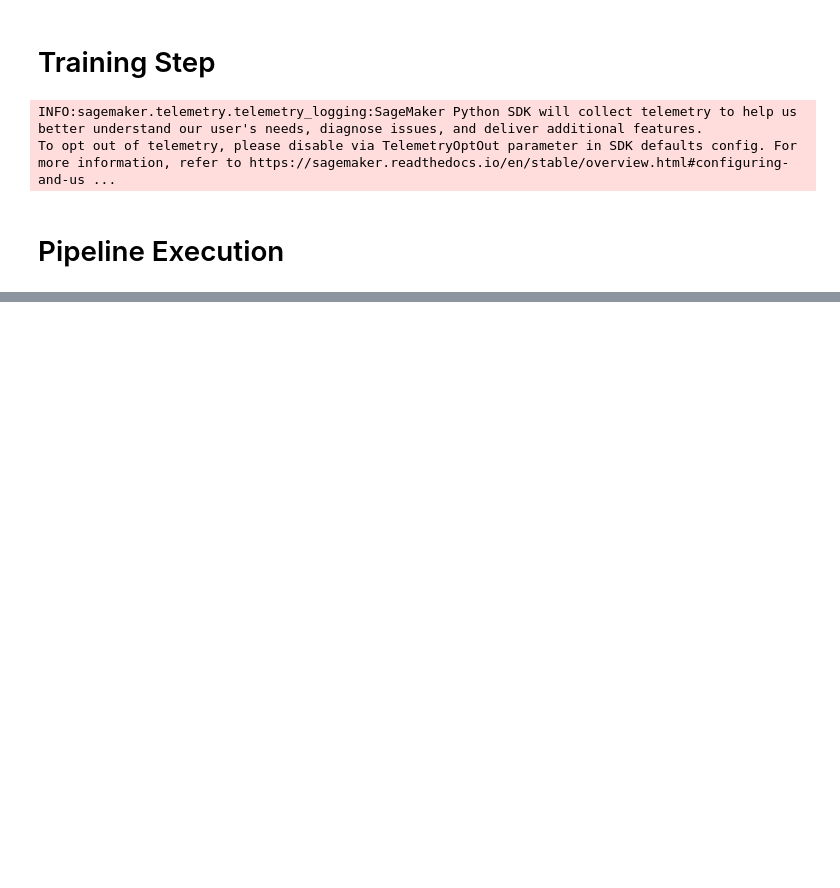
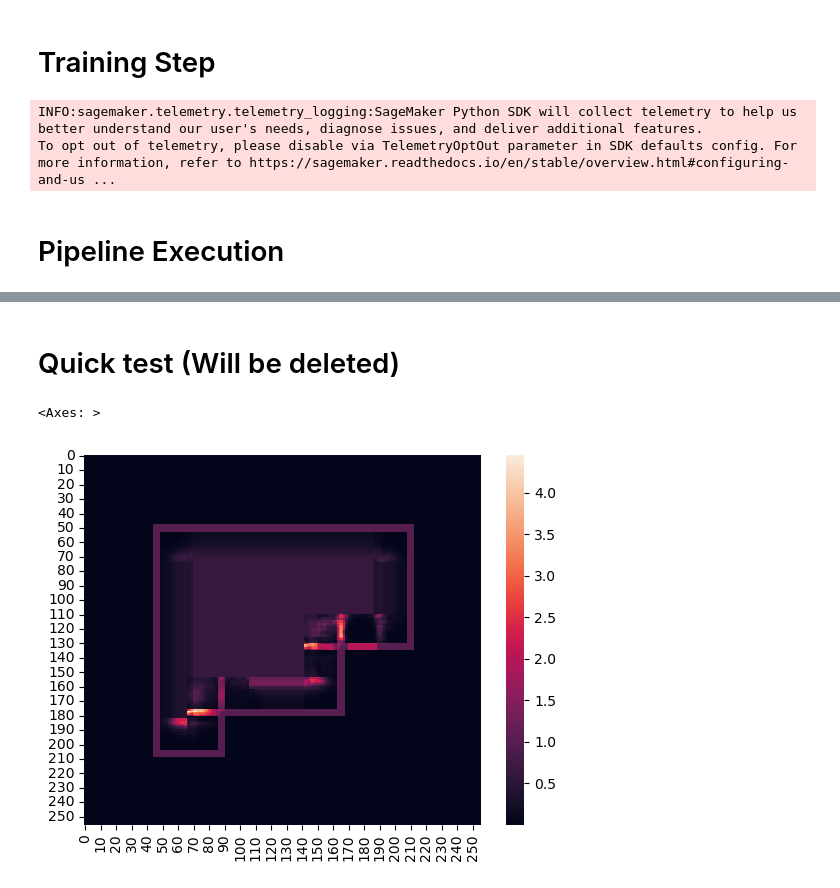
Before and after one commit to shaun-friedman/Generative-Interior-Synthesis, a Jupyter notebook: 4_Modeling.ipynb, the cells around one changed output, grey strips where cells are left out. Saved outputs shown, nothing was run; the diff lists cells and outputs as text; code cells hidden in the pictures; blank space fills up the shorter version.

```diff
--- a/4_Modeling.ipynb
+++ b/4_Modeling.ipynb
@@ -200,3 +186,5 @@ for step in execution.list_steps():
 for step in execution.list_steps():
     if step["StepStatus"] == "Failed":
         pprint(step)
+# %% [markdown]
+# Quick test (Will be deleted)
@@ -202,0 +220,47 @@ for step in execution.list_steps():
+# %%
+def model_fn(model_dir):
+    """Load model from the model_dir. Called once on container startup."""
+    device = torch.device("cuda" if torch.cuda.is_available() else "cpu")
+    model = InteriorBoundsCNN()
+    model.load_state_dict(
+        torch.load(f"{model_dir}/best_model.pt", map_location=device)
+    )
+    model.to(device)
+    model.eval()
+    return model
+
+model = model_fn(extract_dir)
+
+val_indices = np.load("val_indices.npy")
+
+# Open the S3 filesystem
+fs = s3fs.S3FileSystem()
+
+# Open the zarr store
+store = s3fs.S3Map(root=f'{s3_project_prefix}/store/data.zarr', s3=fs, check=False)
+
+# Open the zarr array or group
+z = zarr.open(store, mode='r')
+# %%
+# Load sample
+val_idx = val_indices[2]
+
+boundary_mask_gt = z['boundary_masks'][val_idx]
+inside_mask_gt = z['inside_masks'][val_idx]
+room_mask_gt = z['room_masks'][val_idx]
+door_mask_gt = z['door_masks'][val_idx]
+
+boundary_mask_in = torch.Tensor(boundary_mask_gt).to('cpu').float().unsqueeze(0)  # (H,W) -> (1,H,W)
+inside_mask_in   = torch.Tensor(inside_mask_gt).to('cpu').float().unsqueeze(0)    # (H,W) -> (1,H,W)
+
+with torch.no_grad():
+    pred = model(inside_mask_in, boundary_mask_in)
+
+# Output is (1, 1, H, W) — squeeze back down for visualization
+pred_room = torch.sigmoid(pred['room_mask']).squeeze().numpy()  # (H,W)
+pred_door = torch.sigmoid(pred['door_mask']).squeeze().numpy()
+# %%
+sns.heatmap(np.sum([boundary_mask_gt, pred_room, pred_door*20], axis=0))
+# %% [output]
+<Axes: >
+[figure, added]
```
Also changed, not shown: parts of 6 cells of this notebook.
